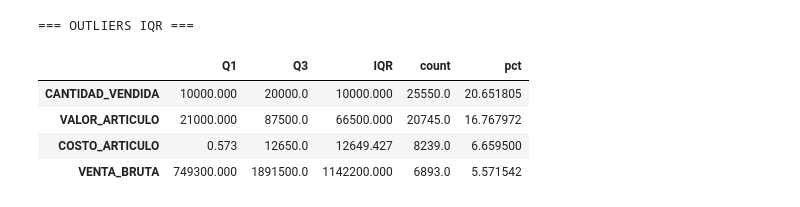
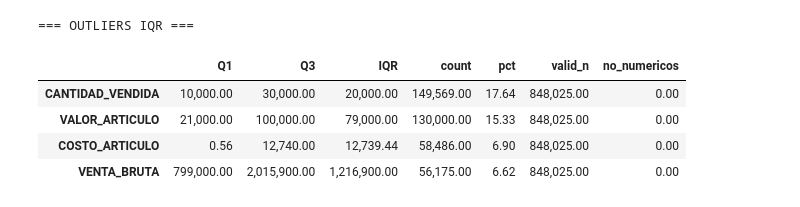
Before and after one commit to Arthur160814/Challenge-Data-Science, a Jupyter notebook: DS Challenge.ipynb, the cells around one changed output. Drawn from its saved outputs; the diff is of its cells as text; code cells hidden in the pictures.

Commit message:
modified:   DS Challenge.ipynb 	new file:   data/external/fx_monthly_cache.csv 	new file:   ~$ADME - DS.docx

```diff
--- a/DS Challenge.ipynb
+++ b/DS Challenge.ipynb
@@ -172,64 +446,99 @@ Series([], dtype: int64)
 def detectar_outliers(df: pd.DataFrame) -> dict:
     reporte = {}
 
+    def num_series(col):
+        """Convierte a float con coerción; limpia inf y deja NaN donde no sea convertible."""
+        if col not in df.columns:
+            return pd.Series(dtype=float, index=df.index)
+        s = pd.to_numeric(df[col], errors="coerce")
+        return s.replace([np.inf, -np.inf], np.nan)
+
     # -----------------------------
-    # 1. Estadístico (IQR)
+    # 1) Estadístico (IQR) seguro
     # -----------------------------
     cols_num = ["CANTIDAD_VENDIDA", "VALOR_ARTICULO", "COSTO_ARTICULO", "VENTA_BRUTA"]
     outliers_iqr = {}
+    flags_iqr = pd.DataFrame(False, index=df.index, columns=[f"OUT_IQR_{c}" for c in cols_num if c in df.columns])
 
     for col in cols_num:
         if col in df.columns:
-            Q1 = df[col].quantile(0.25)
-            Q3 = df[col].quantile(0.75)
+            s = num_series(col)
+            s_clean = s.dropna()
+            valid_n = int(s_clean.shape[0])
+
+            if valid_n == 0:
+                outliers_iqr[col] = {
+                    "Q1": np.nan, "Q3": np.nan, "IQR": np.nan,
+                    "count": 0, "pct": 0.0,
+                    "valid_n": 0,
+                    "no_numericos": int(df[col].notna().sum())  # no convertibles
+                }
+                continue
+
+            Q1 = s_clean.quantile(0.25)
+            Q3 = s_clean.quantile(0.75)
             IQR = Q3 - Q1
-            mask = (df[col] < Q1 - 1.5*IQR) | (df[col] > Q3 + 1.5*IQR)
+            lower = Q1 - 1.5 * IQR
+            upper = Q3 + 1.5 * IQR
+
+            mask = (s < lower) | (s > upper)
+            flags_iqr[f"OUT_IQR_{col}"] = mask.fillna(False)
+
+            count_flags = int(mask.fillna(False).sum())
+            pct = float(100 * count_flags / valid_n) if valid_n else 0.0
+
             outliers_iqr[col] = {
                 "Q1": Q1, "Q3": Q3, "IQR": IQR,
-                "count": int(mask.sum()),
-                "pct": 100*mask.sum()/len(df)
+                "count": count_flags,
+                "pct": pct,
+                "valid_n": valid_n,
+                "no_numericos": int(((df[col].notna()) & (s.isna())).sum())
             }
+
     reporte["outliers_iqr"] = pd.DataFrame(outliers_iqr).T
 
-    # -----------------------------
-    # 2. Reglas de negocio (ajustadas)
-    # -----------------------------
-    reglas = {}
+    # --------------------------------
+    # 2) Reglas de negocio (seguras)
+    # --------------------------------
+    v  = num_series("VALOR_ARTICULO")
+    c  = num_series("COSTO_ARTICULO")
+    q  = num_series("CANTIDAD_VENDIDA")
+    vb = num_series("VENTA_BRUTA")
 
-    # Cantidad vendida negativa (devoluciones)
-    reglas["cant_negativa"] = (df["CANTIDAD_VENDIDA"] < 0).sum()
+    reglas_flags = pd.DataFrame(index=df.index)
+    reglas_flags["RULE_NEG_QTY"]      = (q < 0)
+    reglas_flags["RULE_ZERO_Q_POSVB"] = (q == 0) & (vb > 0)
+    reglas_flags["RULE_COST_LE_ZERO"] = (c <= 0)
+    reglas_flags["RULE_COST_GT_VAL"]  = (c > v)
 
-    # Cantidad cero con venta > 0
-    reglas["cant_cero_venta_pos"] = ((df["CANTIDAD_VENDIDA"] == 0) & (df["VENTA_BRUTA"] > 0)).sum()
+    reglas = {
+        "cant_negativa":            int(reglas_flags["RULE_NEG_QTY"].fillna(False).sum()),
+        "cant_cero_venta_pos":      int(reglas_flags["RULE_ZERO_Q_POSVB"].fillna(False).sum()),
+        "costo_no_valido":          int(reglas_flags["RULE_COST_LE_ZERO"].fillna(False).sum()),
+        "costo>valor":              int(reglas_flags["RULE_COST_GT_VAL"].fillna(False).sum()),
+    }
+    reporte["reglas_negocio"] = pd.Series(reglas, dtype="int64")
 
-    # Costos <= 0
-    reglas["costo_no_valido"] = (df["COSTO_ARTICULO"] <= 0).sum()
-
-    # Costos mayores al valor
-    reglas["costo>valor"] = (df["COSTO_ARTICULO"] > df["VALOR_ARTICULO"]).sum()
-
-    # (❌ Eliminadas venta_inconsistente e iva_fuera_rango)
-
-    reporte["reglas_negocio"] = pd.Series(reglas)
+    # (opcional) flags por fila
+    reporte["flags_df"] = pd.concat([flags_iqr, reglas_flags], axis=1).fillna(False)
 
     return reporte
 
-
 # ==========================
-# USO
+# USO (ahora con df_included)
 # ==========================
-outlier_report = detectar_outliers(temp)
+outlier_report = detectar_outliers(df_included)
 
 print("=== OUTLIERS IQR ===")
 display(outlier_report["outliers_iqr"])
 
 print("\n=== REGLAS DE NEGOCIO ===")
 print(outlier_report["reglas_negocio"])
 # %% [output]
 === OUTLIERS IQR ===
-|  | Q1 | Q3 | IQR | count | pct |
-| CANTIDAD_VENDIDA | 10000.000 | 20000.0 | 10000.000 | 25550.0 | 20.651805 |
-| VALOR_ARTICULO | 21000.000 | 87500.0 | 66500.000 | 20745.0 | 16.767972 |
-| COSTO_ARTICULO | 0.573 | 12650.0 | 12649.427 | 8239.0 | 6.659500 |
-| VENTA_BRUTA | 749300.000 | 1891500.0 | 1142200.000 | 6893.0 | 5.571542 |
+|  | Q1 | Q3 | IQR | count | pct | valid_n | no_numericos |
+| CANTIDAD_VENDIDA | 10,000.00 | 30,000.00 | 20,000.00 | 149,569.00 | 17.64 | 848,025.00 | 0.00 |
+| VALOR_ARTICULO | 21,000.00 | 100,000.00 | 79,000.00 | 130,000.00 | 15.33 | 848,025.00 | 0.00 |
+| COSTO_ARTICULO | 0.56 | 12,740.00 | 12,739.44 | 58,486.00 | 6.90 | 848,025.00 | 0.00 |
+| VENTA_BRUTA | 799,000.00 | 2,015,900.00 | 1,216,900.00 | 56,175.00 | 6.62 | 848,025.00 | 0.00 |
 === REGLAS DE NEGOCIO ===
```
Also changed, not shown: parts of 17 cells of this notebook, 2 other files.
